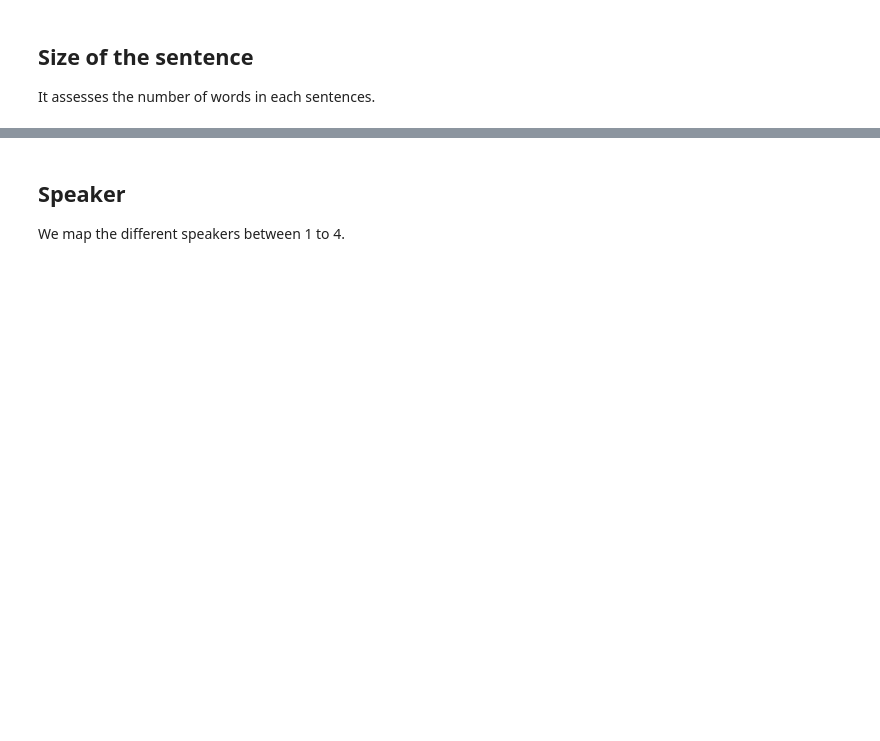
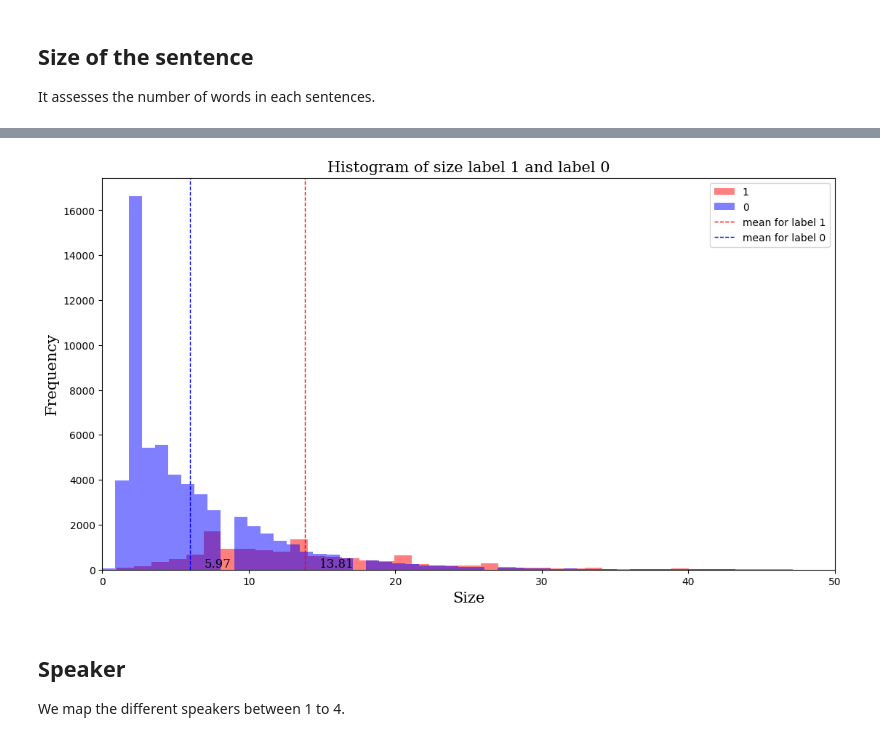
Before and after one commit to mathias-grau/kaggle_discours_graph, a Jupyter notebook: feature_selection.ipynb, the cells around one changed output, grey strips where cells are left out. Drawn from its saved outputs; the diff is of its cells as text; code cells hidden in the pictures; blank space fills up the shorter version.

```diff
--- a/feature_selection.ipynb
+++ b/feature_selection.ipynb
@@ -153,4 +152,27 @@ data.head()
 5 rows × 59 columns
+# %%
+import matplotlib.pyplot as plt
+plt.figure(figsize=(13, 7))
+plt.hist(data[data['label'] == 1]['size'], bins=60, alpha=0.5, label='1', color='red')
+plt.hist(data[data['label'] == 0]['size'], bins=60, alpha=0.5, label='0', color='blue')
+# vertical bar for mean
+plt.axvline(data[data['label'] == 1]['size'].mean(), color='red', linestyle='dashed', linewidth=1, label='mean for label 1')
+plt.axvline(data[data['label'] == 0]['size'].mean(), color='blue', linestyle='dashed', linewidth=1, label='mean for label 0')
+# add value mean
+
+plt.text(data[data['label'] == 1]['size'].mean()+1, 100, round(data[data['label'] == 1]['size'].mean(), 2), fontsize=12, fontname="Serif")
+plt.text(data[data['label'] == 0]['size'].mean()+1, 100, round(data[data['label'] == 0]['size'].mean(), 2), fontsize=12, fontname="Serif")
+# set x lim to 50
+plt.xlim(0, 50)
+
+plt.xlabel('Size', fontsize=15, fontname="Serif")
+plt.ylabel('Frequency', fontsize=15, fontname="Serif")
+
+plt.legend(loc='upper right')
+plt.title('Histogram of size label 1 and label 0', fontsize=15, fontname="Serif")
+plt.show()
+# %% [output]
+[figure, added]
 # %% [markdown]
 ## Speaker
 
```
Also changed, not shown: parts of 13 cells of this notebook.
